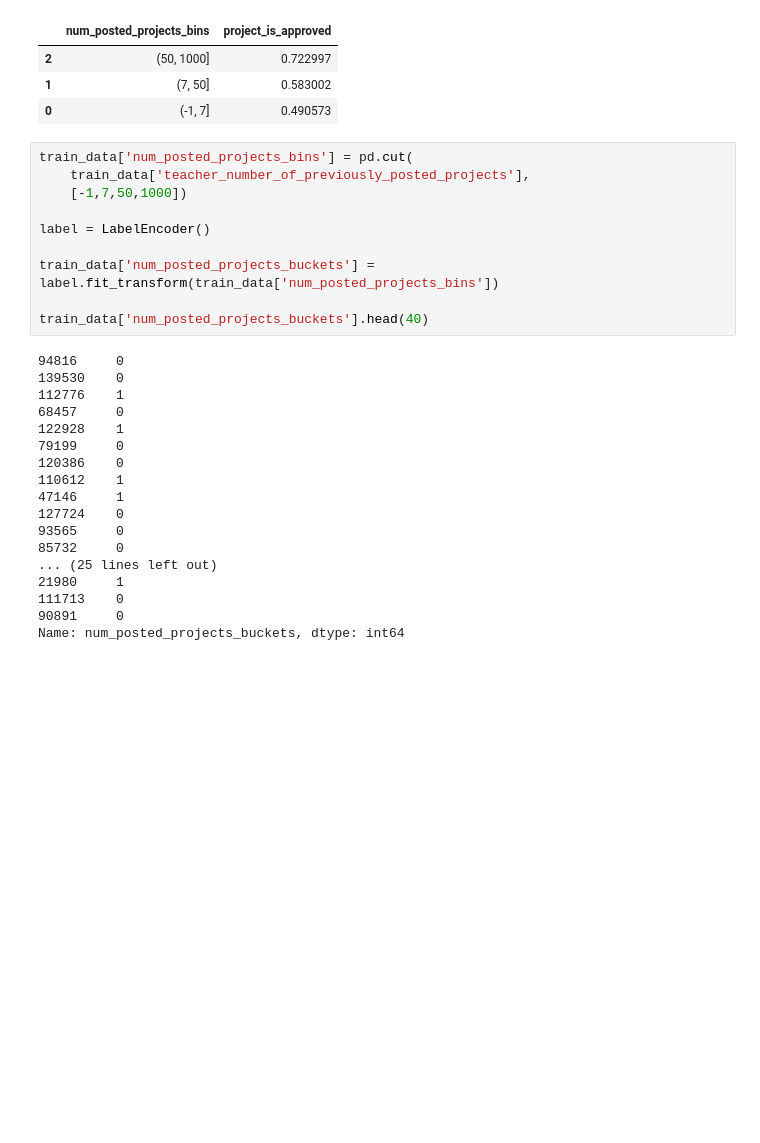
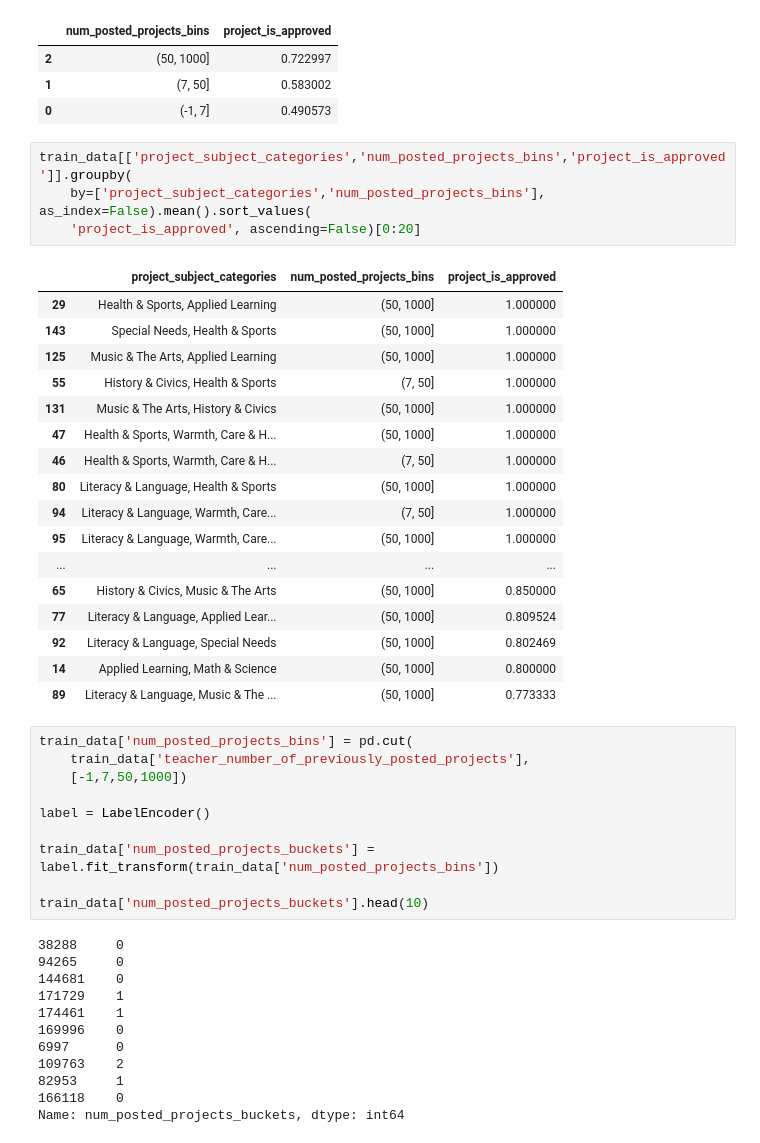
Before and after one commit to mojia/prince-ai, a Jupyter notebook: kaggle/DonorsChoose/feature-enginning.ipynb, the cells around one changed output. Saved outputs shown, nothing was run; the diff lists cells and outputs as text; blank space fills up the shorter version.

```diff
--- a/kaggle/DonorsChoose/feature-enginning.ipynb
+++ b/kaggle/DonorsChoose/feature-enginning.ipynb
@@ -231,6 +232,28 @@ train_data[['num_posted_projects_bins','project_is_approved']].groupby(
 | 2 | (50, 1000] | 0.722997 |
 | 1 | (7, 50] | 0.583002 |
 | 0 | (-1, 7] | 0.490573 |
+# %%
+train_data[['project_subject_categories','num_posted_projects_bins','project_is_approved']].groupby(
+    by=['project_subject_categories','num_posted_projects_bins'], as_index=False).mean().sort_values(
+    'project_is_approved', ascending=False)[0:20]
+# %% [output]
+|  | project_subject_categories | num_posted_projects_bins | project_is_approved |
+| 29 | Health & Sports, Applied Learning | (50, 1000] | 1.000000 |
+| 143 | Special Needs, Health & Sports | (50, 1000] | 1.000000 |
+| 125 | Music & The Arts, Applied Learning | (50, 1000] | 1.000000 |
+| 55 | History & Civics, Health & Sports | (7, 50] | 1.000000 |
+| 131 | Music & The Arts, History & Civics | (50, 1000] | 1.000000 |
+| 47 | Health & Sports, Warmth, Care & H... | (50, 1000] | 1.000000 |
+| 46 | Health & Sports, Warmth, Care & H... | (7, 50] | 1.000000 |
+| 80 | Literacy & Language, Health & Sports | (50, 1000] | 1.000000 |
+| 94 | Literacy & Language, Warmth, Care... | (7, 50] | 1.000000 |
+| 95 | Literacy & Language, Warmth, Care... | (50, 1000] | 1.000000 |
+| ... | ... | ... | ... |
+| 65 | History & Civics, Music & The Arts | (50, 1000] | 0.850000 |
+| 77 | Literacy & Language, Applied Lear... | (50, 1000] | 0.809524 |
+| 92 | Literacy & Language, Special Needs | (50, 1000] | 0.802469 |
+| 14 | Applied Learning, Math & Science | (50, 1000] | 0.800000 |
+| 89 | Literacy & Language, Music & The ... | (50, 1000] | 0.773333 |
 # %%
 train_data['num_posted_projects_bins'] = pd.cut(
     train_data['teacher_number_of_previously_posted_projects'],
@@ -240,22 +263,16 @@ label = LabelEncoder()
 
 train_data['num_posted_projects_buckets'] = label.fit_transform(train_data['num_posted_projects_bins'])
 
-train_data['num_posted_projects_buckets'].head(40)
+train_data['num_posted_projects_buckets'].head(10)
 # %% [output]
-94816     0
-139530    0
-112776    1
-68457     0
-122928    1
-79199     0
-120386    0
-110612    1
-47146     1
-127724    0
-93565     0
-85732     0
-... (25 lines left out)
-21980     1
-111713    0
-90891     0
+38288     0
+94265     0
+144681    0
+171729    1
+174461    1
+169996    0
+6997      0
+109763    2
+82953     1
+166118    0
 Name: num_posted_projects_buckets, dtype: int64
```
Also changed, not shown: parts of 4 cells of this notebook, 2 other files.
